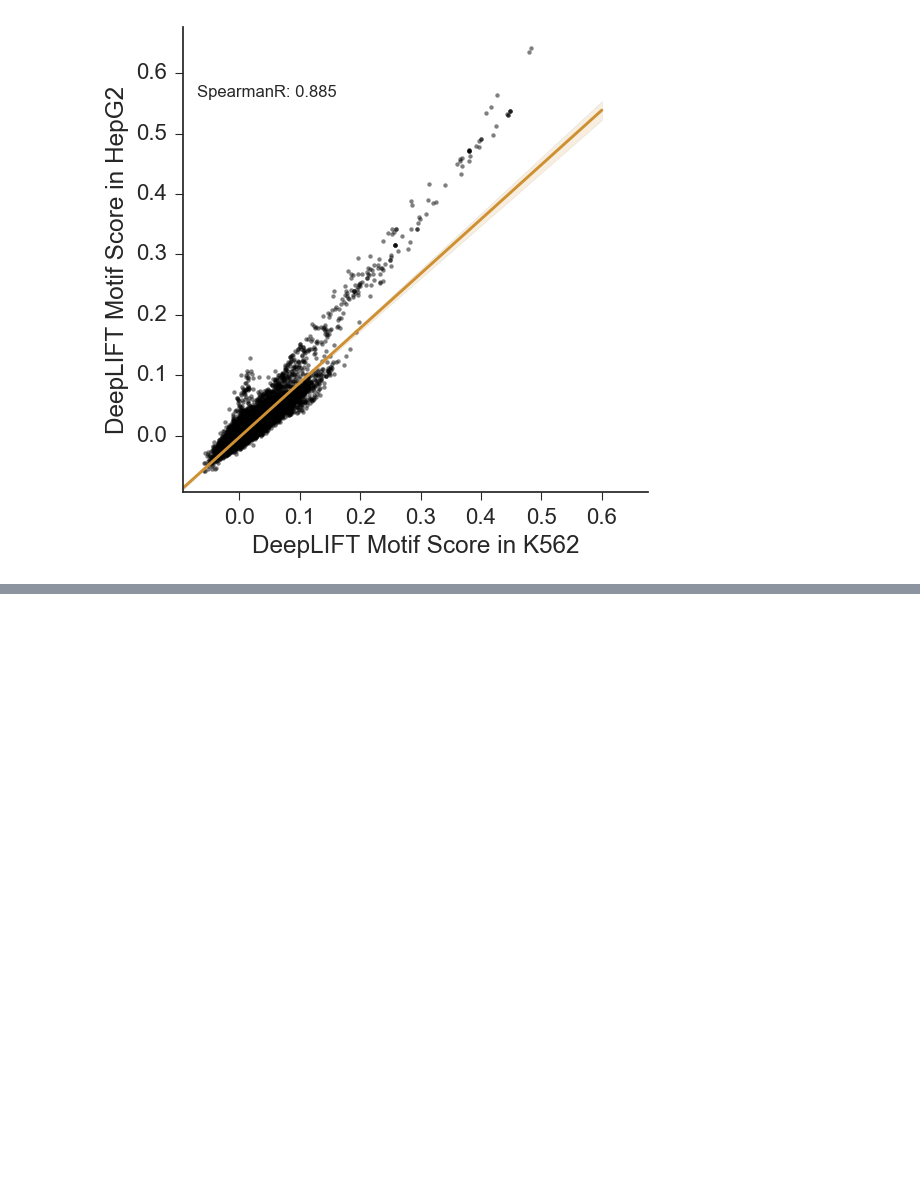
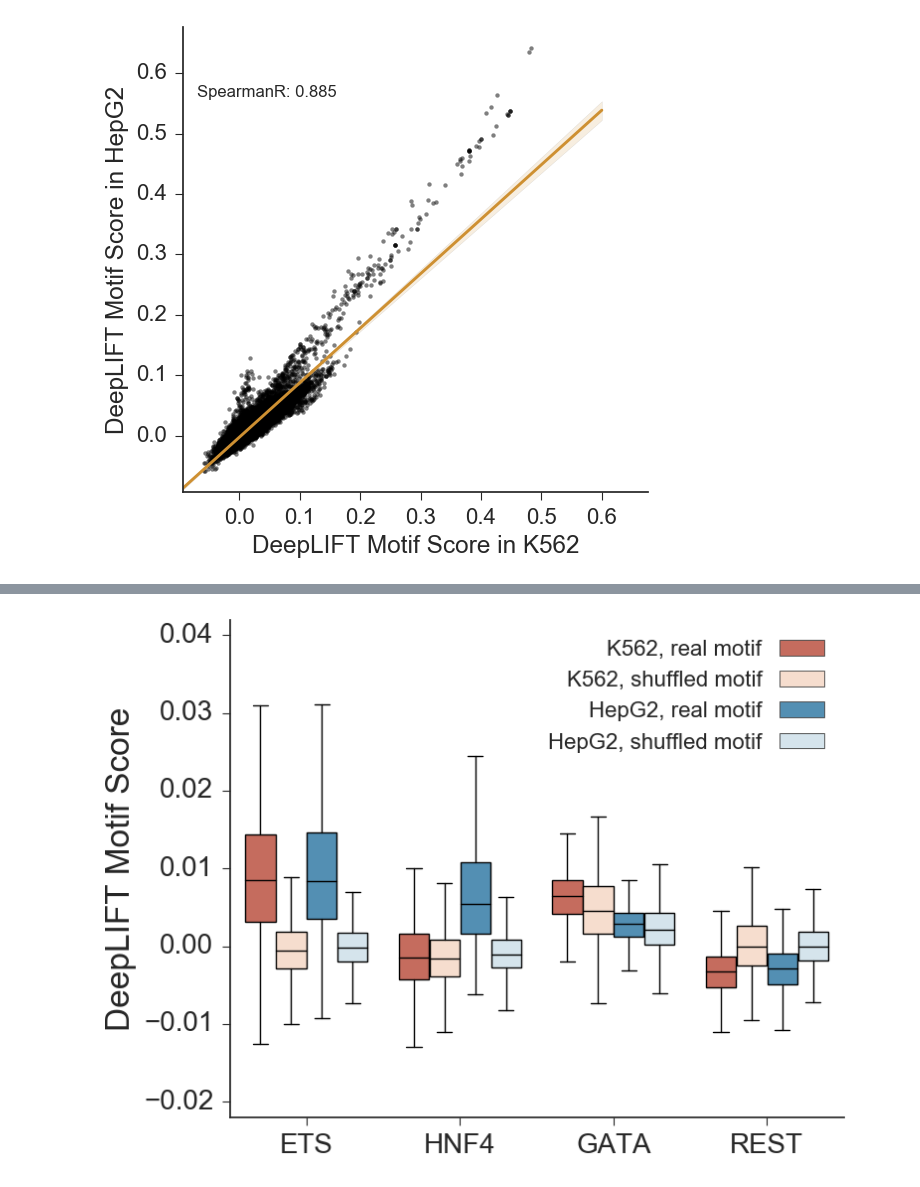
Before and after one commit to kundajelab/mpra, a Jupyter notebook: deeplearn/scripts/Sharpr DeepLIFT Scoring Validation.ipynb, the cells around one changed output, grey strips where cells are left out. Saved outputs shown, nothing was run; the diff lists cells and outputs as text; code cells hidden in the pictures; blank space fills up the shorter version.

```diff
--- a/deeplearn/scripts/Sharpr DeepLIFT Scoring Validation.ipynb
+++ b/deeplearn/scripts/Sharpr DeepLIFT Scoring Validation.ipynb
@@ -915,0 +1446,88 @@ regplot(np.array(motif_scores_set1),
+# %%
+import pandas as pd
+import seaborn as sns
+
+df = pd.DataFrame.from_dict(df_data)
+
+sns.set(context='paper',
+        style='ticks',
+        font='Arial',
+        font_scale=2,
+        color_codes="dark",
+        )
+
+cols = ['#b92f2b', '#e7aa64', '#579352', '#4166a6']
+cols = list(sns.color_palette('muted'))
+cols = list(sns.color_palette('RdBu', n_colors = 4))
+cols[2], cols[3] = cols[3], cols[2]
+plt.figure(figsize = (8, 6), dpi=300)
+ax = sns.boxplot(data = df,
+            x = 'motif',
+            y = 'score',
+            hue = 'task',
+            palette = cols,
+#             palette = 'muted',
+#             color = '#b92f2b',
+            color = 'r',
+#             hue_order = ['K562, real motif', 'HepG2, real motif', 'K562, control motif', 'HepG2, control motif'],
+            hue_order = ['K562, real motif', 'K562, shuffled motif', 'HepG2, real motif', 'HepG2, shuffled motif'],
+            fliersize = 0,
+            width = 0.8,
+            orient = 'v',
+#             ci = 99
+           )
+
+print len(ax.artists)
+for i,box in enumerate(ax.artists):
+    # Set the linecolor on the artist to the facecolor, and set the facecolor to None
+    col = box.get_facecolor()
+    box.set_edgecolor('black')
+#     box.set_edgecolor(cols[i%4])
+    box.set_linewidth(1)
+#     box.set_linewidth(2)
+#     box.set_facecolor('None')
+
+    # Each box has 6 associated Line2D objects (to make the whiskers, fliers, etc.)
+    # Loop over them here, and use the same colour as above
+    for j in range(i*6,i*6+6):
+        line = ax.lines[j]
+        line.set_color('black')
+#         line.set_color(cols[i%4])
+        line.set_mfc('black')
+#         line.set_mfc(cols[i%4])
+        line.set_mec('black')
+#         line.set_mec(cols[i%4])
+        line.set_linewidth(1)
+#         line.set_linewidth(2)
+        if j%6 == 4:
+            pass
+#             line.set_linewidth(2)
+
+
+# Also fix the legend
+for legpatch in ax.get_legend().get_patches():
+    col = legpatch.get_facecolor()
+    legpatch.set_edgecolor(col)
+    legpatch.set_facecolor('None')
+
+sns.despine()
+# sns.despine(offset = 20)
+legend = plt.legend()
+
+vp = legend._legend_box._children[-1]._children[0]
+for c in vp._children:
+    c._children.reverse()
+vp.align="right"
+
+# ax.set_ylim(-0.02, 0.04)
+ax.set_ylim(-0.022, 0.042)
+
+plt.tick_params(axis='both', which='major', labelsize=20)
+
+plt.xlabel("", fontsize = 24)
+plt.ylabel("DeepLIFT Motif Score", fontsize = 24)
+
+plt.tight_layout()
+plt.savefig('../plots/deeplift/motif_barplots/ETS_HNF4_GATA_REST_real_shuffled.png', dpi=300)
+plt.show()
+# %% [output]
@@ -915,0 +1535 @@ regplot(np.array(motif_scores_set1),
+[figure, added]
```
Also changed, not shown: parts of 29 cells of this notebook, 7 other files.
